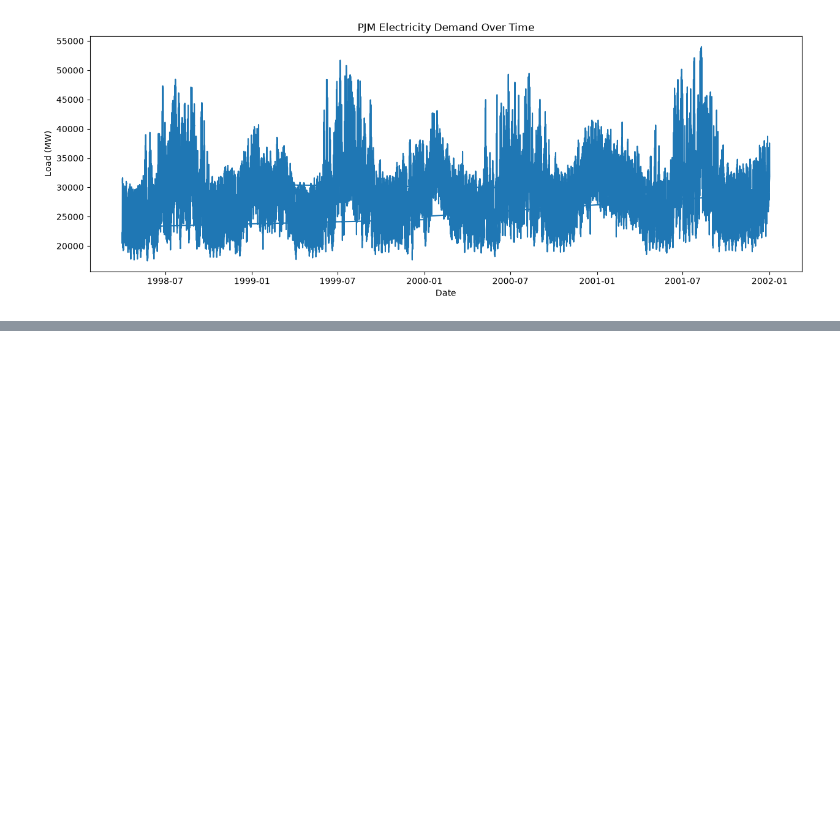
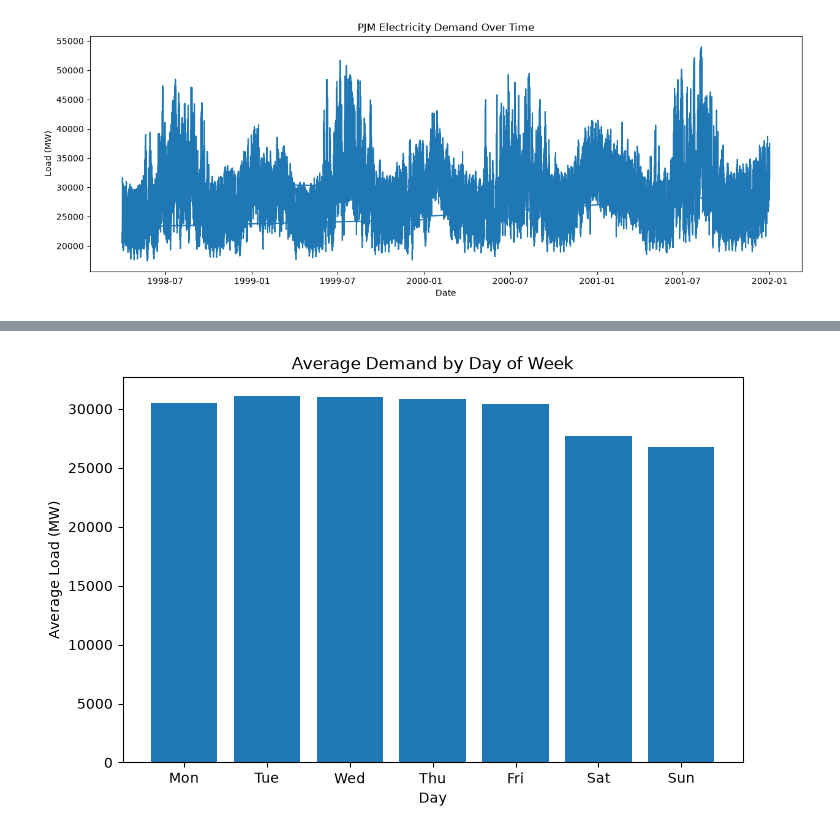
Before and after one commit to ksanu1011/DemandSense-AI, a Jupyter notebook: notebooks/01_data_understanding.ipynb, the cells around one changed output, grey strips where cells are left out. Drawn from its saved outputs; the diff is of its cells as text; code cells hidden in the pictures; blank space fills up the shorter version.

```diff
--- a/notebooks/01_data_understanding.ipynb
+++ b/notebooks/01_data_understanding.ipynb
@@ -176,0 +204,15 @@ Matplotlib is building the font cache; this may take a moment.
+# %%
+weekday_avg = df.groupby("dayofweek")["PJM_Load_MW"].mean()
+
+plt.figure(figsize=(8,5))
+plt.bar(
+    ["Mon","Tue","Wed","Thu","Fri","Sat","Sun"],
+    weekday_avg.values
+)
+
+plt.title("Average Demand by Day of Week")
+plt.xlabel("Day")
+plt.ylabel("Average Load (MW)")
+plt.show()
+# %% [output]
+[figure, added]
```
Also changed, not shown: parts of 7 cells of this notebook, 1 other file.
